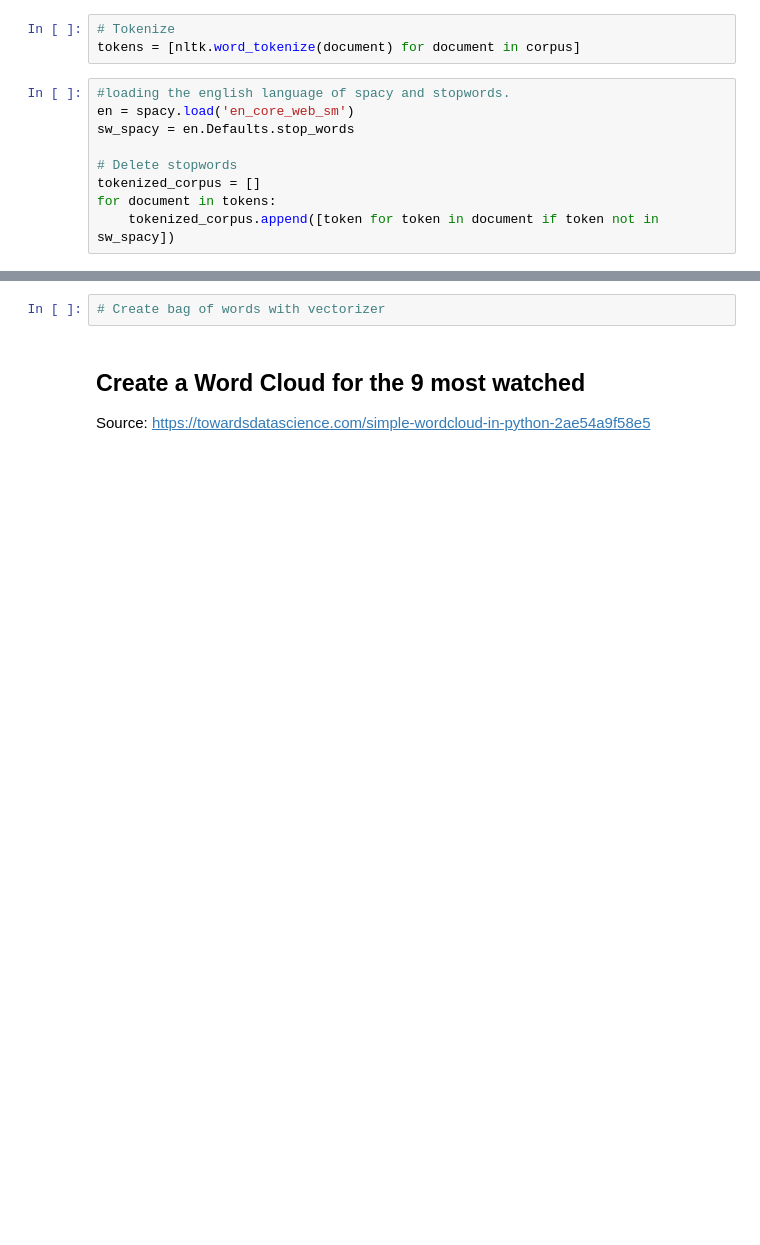
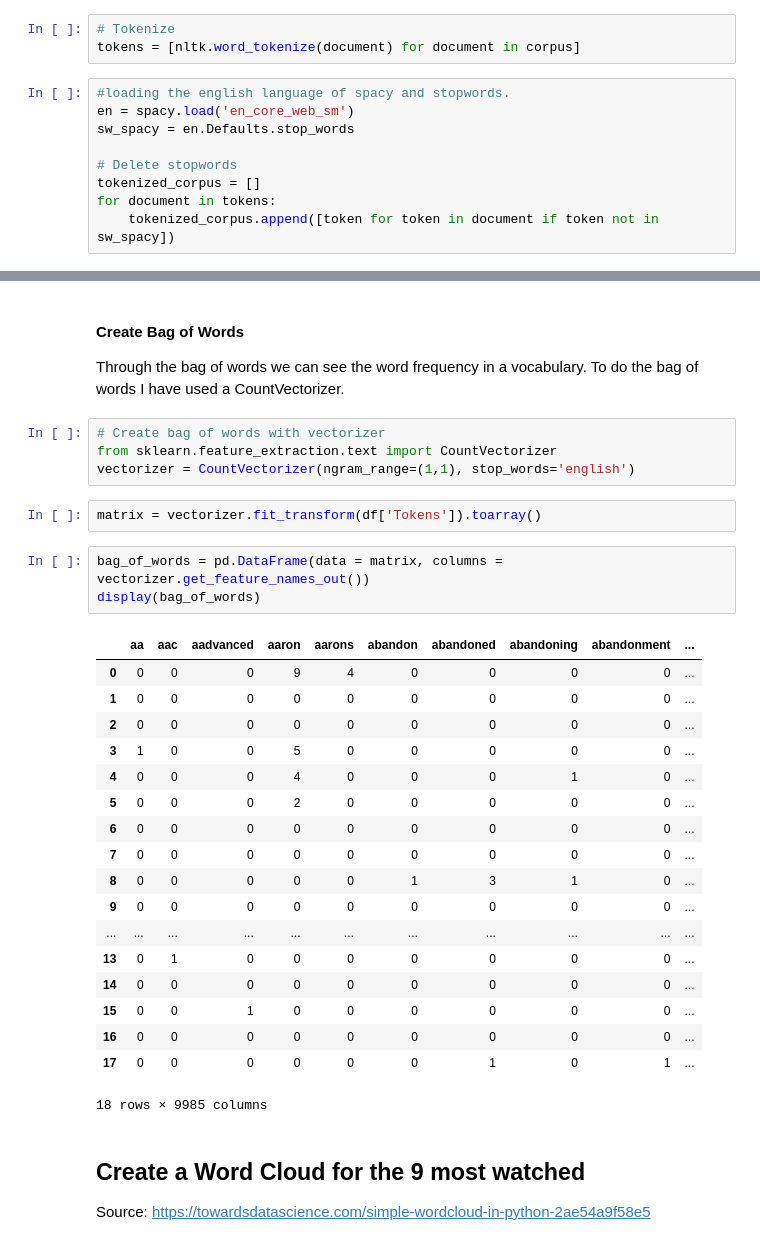
Before and after one commit to variableVG/What-is-people-looking-in-wikipedia, a Jupyter notebook: GarciaEspin_Violeta_if20b091_exercise7.ipynb, the cells around one changed output, grey strips where cells are left out. Drawn from its saved outputs; the diff is of its cells as text; blank space fills up the shorter version.

```diff
--- a/GarciaEspin_Violeta_if20b091_exercise7.ipynb
+++ b/GarciaEspin_Violeta_if20b091_exercise7.ipynb
@@ -205,5 +219,35 @@ for document in tokenized_corpus:
+# %% [markdown]
+#### Create Bag of Words
+
+Through the bag of words we can see the word frequency in a vocabulary. To do the bag of words I have used a CountVectorizer.
 # %%
 # Create bag of words with vectorizer
+from sklearn.feature_extraction.text import CountVectorizer
+vectorizer = CountVectorizer(ngram_range=(1,1), stop_words='english')
+# %%
+matrix = vectorizer.fit_transform(df['Tokens']).toarray()
+# %%
+bag_of_words = pd.DataFrame(data = matrix, columns = vectorizer.get_feature_names_out())
+display(bag_of_words)
+# %% [output]
+|  | aa | aac | aadvanced | aaron | aarons | abandon | abandoned | abandoning | abandonment | ... |
+| 0 | 0 | 0 | 0 | 9 | 4 | 0 | 0 | 0 | 0 | ... |
+| 1 | 0 | 0 | 0 | 0 | 0 | 0 | 0 | 0 | 0 | ... |
+| 2 | 0 | 0 | 0 | 0 | 0 | 0 | 0 | 0 | 0 | ... |
+| 3 | 1 | 0 | 0 | 5 | 0 | 0 | 0 | 0 | 0 | ... |
+| 4 | 0 | 0 | 0 | 4 | 0 | 0 | 0 | 1 | 0 | ... |
+| 5 | 0 | 0 | 0 | 2 | 0 | 0 | 0 | 0 | 0 | ... |
+| 6 | 0 | 0 | 0 | 0 | 0 | 0 | 0 | 0 | 0 | ... |
+| 7 | 0 | 0 | 0 | 0 | 0 | 0 | 0 | 0 | 0 | ... |
+| 8 | 0 | 0 | 0 | 0 | 0 | 1 | 3 | 1 | 0 | ... |
+| 9 | 0 | 0 | 0 | 0 | 0 | 0 | 0 | 0 | 0 | ... |
+| ... | ... | ... | ... | ... | ... | ... | ... | ... | ... | ... |
+| 13 | 0 | 1 | 0 | 0 | 0 | 0 | 0 | 0 | 0 | ... |
+| 14 | 0 | 0 | 0 | 0 | 0 | 0 | 0 | 0 | 0 | ... |
+| 15 | 0 | 0 | 1 | 0 | 0 | 0 | 0 | 0 | 0 | ... |
+| 16 | 0 | 0 | 0 | 0 | 0 | 0 | 0 | 0 | 0 | ... |
+| 17 | 0 | 0 | 0 | 0 | 0 | 0 | 1 | 0 | 1 | ... |
+18 rows × 9985 columns
 # %% [markdown]
 ## Create a Word Cloud for the 9 most watched
 
```
Also changed, not shown: parts of 12 cells of this notebook.
